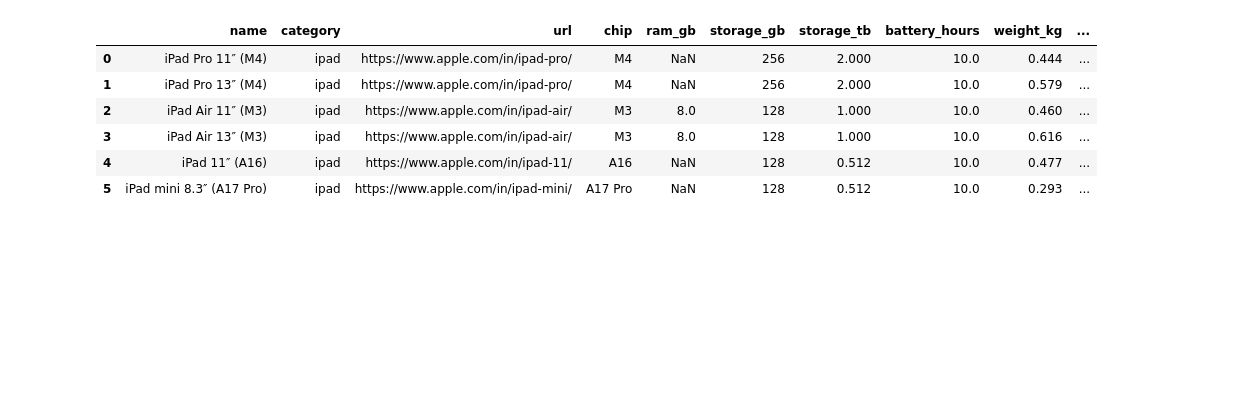
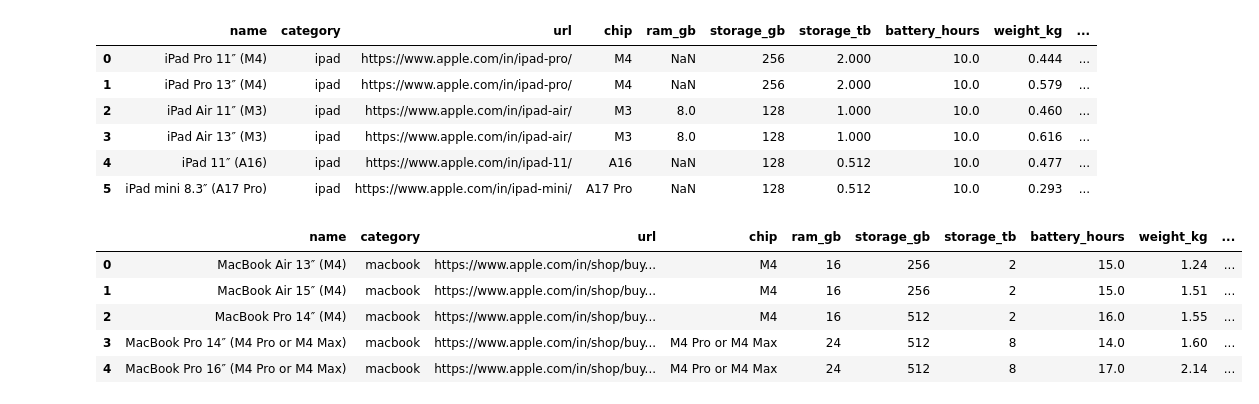
Before and after one commit to vb2317/stateoverflow, a Jupyter notebook: device-decision-tree/device-data/apple_products_optimizer.ipynb, the cells around one changed output. Saved outputs shown, nothing was run; the diff lists cells and outputs as text; code cells hidden in the pictures; blank space fills up the shorter version.

```diff
--- a/device-decision-tree/device-data/apple_products_optimizer.ipynb
+++ b/device-decision-tree/device-data/apple_products_optimizer.ipynb
@@ -21,23 +21,15 @@ PARENT_DIR = "apple_data"
 MAC_PATH = f"{PARENT_DIR}/mac_lineup_current_2025-08-19.csv"
 IPAD_PATH = f"{PARENT_DIR}/ipad_lineup_current_2025-08-19.csv"
 
-sample_mac = """name,category,url,chip,ram_gb,storage_gb,storage_tb,battery_hours,weight_kg,price_inr,ports,display_inches,notes,learning_hours,maintenance_hours_per_year,power_adequacy_score
-MacBook Air 13″ (M4),macbook,https://www.apple.com/in/shop/buy-mac/macbook-air,M4,16,256,2,15.0,1.24,99900.0,"[""MagSafe 3"", ""2x Thunderbolt 4 (USB-C)"", ""3.5mm""]",13.6,Up to 18h video; supports up to two external displays.,1.0,4,7.5
-MacBook Air 15″ (M4),macbook,https://www.apple.com/in/shop/buy-mac/macbook-air,M4,16,256,2,15.0,1.51,124900.0,"[""MagSafe 3"", ""2x Thunderbolt 4 (USB-C)"", ""3.5mm""]",15.3,Up to 18h video; supports up to two external displays.,1.0,4,7.5
-"""
 
-sample_ipad = """name,category,url,chip,ram_gb,storage_gb,storage_tb,battery_hours,weight_kg,price_inr,ports,display_inches,notes,learning_hours,maintenance_hours_per_year,power_adequacy_score
-iPad Pro 11″ (M4),ipad,https://www.apple.com/in/ipad-pro/,M4,,256,2.0,10.0,0.444,99900.0,USB‑C (Thunderbolt/USB 4),11.1,Wi‑Fi model weight; 'From' price (Wi‑Fi) in India,,,
-iPad Pro 13″ (M4),ipad,https://www.apple.com/in/ipad-pro/,M4,,256,2.0,10.0,0.579,129900.0,USB‑C (Thunderbolt/USB 4),13.0,Wi‑Fi model weight; 'From' price (Wi‑Fi) in India,,,
-"""
-
-def load_csv_or_sample(path, sample_text):
+def load_csv_or_sample(path):
     #if os.path.exists(path):
     return pd.read_csv(path)
     #else:
     #    return pd.read_csv(io.StringIO(sample_text))
 
-mac_df = load_csv_or_sample(MAC_PATH, sample_mac)
-ipad_df = load_csv_or_sample(IPAD_PATH, sample_ipad)
+mac_df = load_csv_or_sample(MAC_PATH)
+ipad_df = load_csv_or_sample(IPAD_PATH)
 
-mac_df
+macbook_df = mac_df[mac_df.category == 'macbook']
+imac_df = mac_df[mac_df.category == 'mac']
@@ -63,3 +46,15 @@ ipad_df
 | 3 | iPad Air 13″ (M3) | ipad | https://www.apple.com/in/ipad-air/ | M3 | 8.0 | 128 | 1.000 | 10.0 | 0.616 | ... |
 | 4 | iPad 11″ (A16) | ipad | https://www.apple.com/in/ipad-11/ | A16 | NaN | 128 | 0.512 | 10.0 | 0.477 | ... |
 | 5 | iPad mini 8.3″ (A17 Pro) | ipad | https://www.apple.com/in/ipad-mini/ | A17 Pro | NaN | 128 | 0.512 | 10.0 | 0.293 | ... |
+# %%
+macbook_df['portable'] = True
+macbook_df['apple_pencil_compatible'] = False
+macbook_df['coding_compatible'] = True
+macbook_df
+# %% [output]
+|  | name | category | url | chip | ram_gb | storage_gb | storage_tb | battery_hours | weight_kg | ... |
+| 0 | MacBook Air 13″ (M4) | macbook | https://www.apple.com/in/shop/buy... | M4 | 16 | 256 | 2 | 15.0 | 1.24 | ... |
+| 1 | MacBook Air 15″ (M4) | macbook | https://www.apple.com/in/shop/buy... | M4 | 16 | 256 | 2 | 15.0 | 1.51 | ... |
+| 2 | MacBook Pro 14″ (M4) | macbook | https://www.apple.com/in/shop/buy... | M4 | 16 | 512 | 2 | 16.0 | 1.55 | ... |
+| 3 | MacBook Pro 14″ (M4 Pro or M4 Max) | macbook | https://www.apple.com/in/shop/buy... | M4 Pro or M4 Max | 24 | 512 | 8 | 14.0 | 1.60 | ... |
+| 4 | MacBook Pro 16″ (M4 Pro or M4 Max) | macbook | https://www.apple.com/in/shop/buy... | M4 Pro or M4 Max | 24 | 512 | 8 | 17.0 | 2.14 | ... |
```
Also changed, not shown: parts of 6 cells of this notebook, 2 other files.
